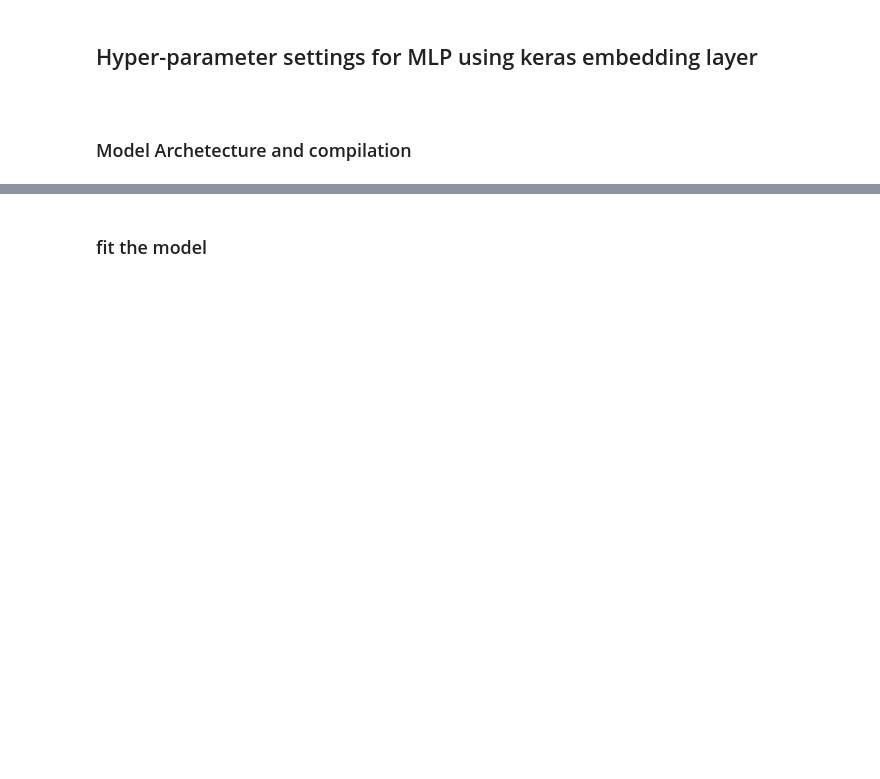
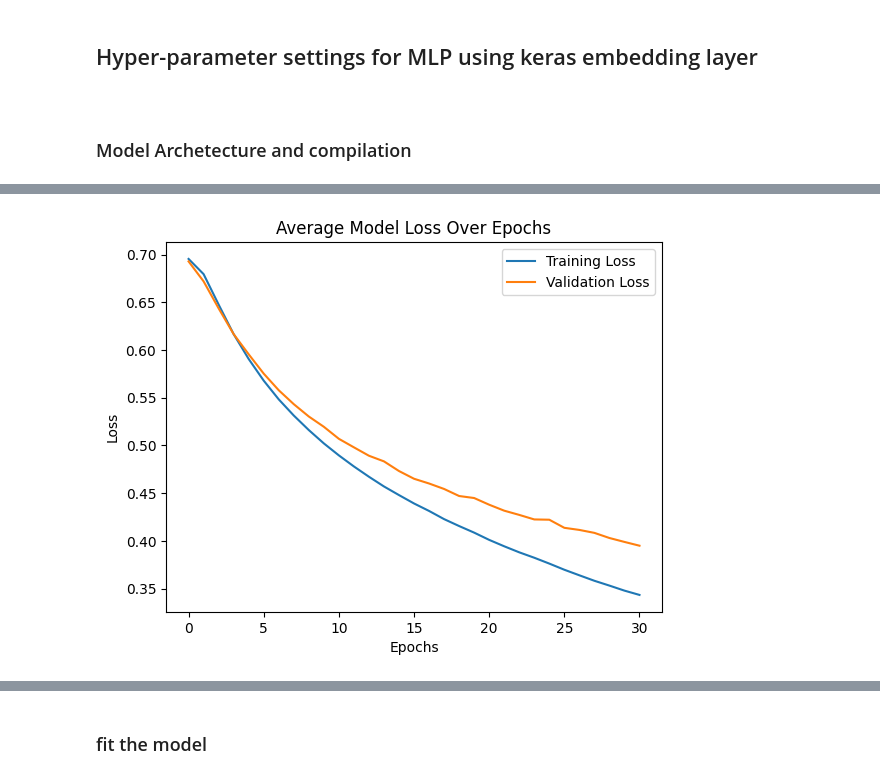
Before and after one commit to Ryan-McKee2001/Deep_Learning_Project-Fake_News_Detection, a Jupyter notebook: model_testing/40294886.ipynb, the cells around one changed output, grey strips where cells are left out. Drawn from its saved outputs; the diff is of its cells as text; code cells hidden in the pictures; blank space fills up the shorter version.

```diff
--- a/model_testing/40294886.ipynb
+++ b/model_testing/40294886.ipynb
@@ -332,2 +341,18 @@ validation_split = 0.1
+# %%
+import tensorflow.keras.initializers as Initializers
+
+def evaluate_model(X, y, vocab_size, embedding_matrix):
+    model = Sequential()
+    model.add(Embedding(input_dim=vocab_size, output_dim=300, input_length=max_len, weights=[embedding_matrix], trainable=True))
+    model.add(Flatten())
+    model.add(Dense(hl1_size, activation=activation, kernel_initializer=initializer, bias_initializer=Initializers.Zeros()))
+    model.add(Dense(1, activation='sigmoid'))
+
+    model.compile(optimizer=optimizer, loss='binary_crossentropy', metrics=['accuracy'])
+
+    # Evaluate the model on validation data
+    loss, accuracy = model.evaluate(X, y)
+
+    return loss, accuracy
 # %% [markdown]
 <h3>Model Archetecture and compilation</h3>
@@ -396,0 +359,83 @@ Time taken to train the model: 33.75826692581177 seconds
+# %%
+import time
+import numpy as np
+from sklearn.model_selection import KFold
+from tensorflow.keras.models import Sequential
+from tensorflow.keras.layers import Embedding, Flatten, Dense
+
+kf = KFold(n_splits=10, shuffle=True)
+
+training_times = []
+train_accuracies = []
+val_accuracies = []
+train_losses = []
+val_losses = []
+
+vocab_size = len(tokenizer.word_index) + 1
+
+for fold, (train_indices, val_indices) in enumerate(kf.split(X_train)):
+    print(f"Fold {fold + 1}/{kf.get_n_splits()}")
+
+    X_train_fold, X_val_fold = X_train[train_indices], X_train[val_indices]
+    y_train_fold, y_val_fold = y_train[train_indices], y_train[val_indices]
+
+    # evaluating the model before training
+    initial_training_loss, initial_training_accuracy = evaluate_model(X_train_fold, y_train_fold, vocab_size, embedding_matrix)
+    initial_validation_loss, initial_validation_accuracy = evaluate_model(X_val_fold, y_val_fold, vocab_size, embedding_matrix)
+
+
+    model = Sequential()
+    model.add(Embedding(input_dim=vocab_size, output_dim=300, input_length=max_len, weights=[embedding_matrix], trainable=True))
+    model.add(Flatten())
+    model.add(Dense(hl1_size, activation=activation, kernel_initializer=initializer, bias_initializer=Initializers.Zeros()))
+    # model.add(Dense(2, activation=activation, kernel_initializer=initializer, bias_initializer=Initializers.Zeros()))
+    model.add(Dense(1, activation='sigmoid'))
+
+    model.compile(loss=loss, optimizer=optimizer, metrics=['accuracy'])
+
+    start_time = time.time()
+    history = model.fit(X_train_fold, y_train_fold, validation_data=(X_val_fold, y_val_fold), epochs=epochs, batch_size=batch_size, verbose=0)
+    end_time = time.time()
+
+    training_times.append(end_time - start_time)
+
+    train_accuracies.append((initial_training_accuracy, *history.history['accuracy']))
+    val_accuracies.append((initial_validation_accuracy, *history.history['val_accuracy']))
+    train_losses.append((initial_training_loss, *history.history['loss']))
+    val_losses.append((initial_validation_loss, *history.history['val_loss']))
+    break # for testing only do one fold
+
+    print(f"Fold {fold + 1}/{kf.get_n_splits()} - Training Time: {training_times[-1]} seconds")
+print(f"Average Training Time: {np.mean(training_times)} seconds")
+
+# Convert lists to numpy arrays for easier manipulation
+train_accuracies = np.array(train_accuracies)
+val_accuracies = np.array(val_accuracies)
+train_losses = np.array(train_losses)
+val_losses = np.array(val_losses)
+
+# Compute mean values across folds
+mean_train_accuracy = np.mean(train_accuracies, axis=0)
+mean_val_accuracy = np.mean(val_accuracies, axis=0)
+mean_train_loss = np.mean(train_losses, axis=0)
+mean_val_loss = np.mean(val_losses, axis=0)
+
+print (mean_train_accuracy)
+print (mean_val_accuracy)
+print (mean_train_loss)
+print (mean_val_loss)
+
+# Plot metrics function
+def plot_metrics(plot_title, train_metric, val_metric, metric_name):
+    plt.plot(train_metric, label='Training ' + metric_name)
+    plt.plot(val_metric, label='Validation ' + metric_name)
+    plt.xlabel('Epochs')
+    plt.ylabel(metric_name)
+    plt.title(plot_title)
+    plt.legend()
+    plt.show()
+
+# Plotting
+plot_metrics('Average Model Loss Over Epochs', mean_train_loss, mean_val_loss, 'Loss')
+plot_metrics('Average Model Accuracy Over Epochs', mean_train_accuracy, mean_val_accuracy, 'Accuracy')
+# %% [output]
@@ -396,0 +459 @@ Time taken to train the model: 33.75826692581177 seconds
+[figure, added]
```
Also changed, not shown: parts of 15 cells of this notebook, 4 other files.
